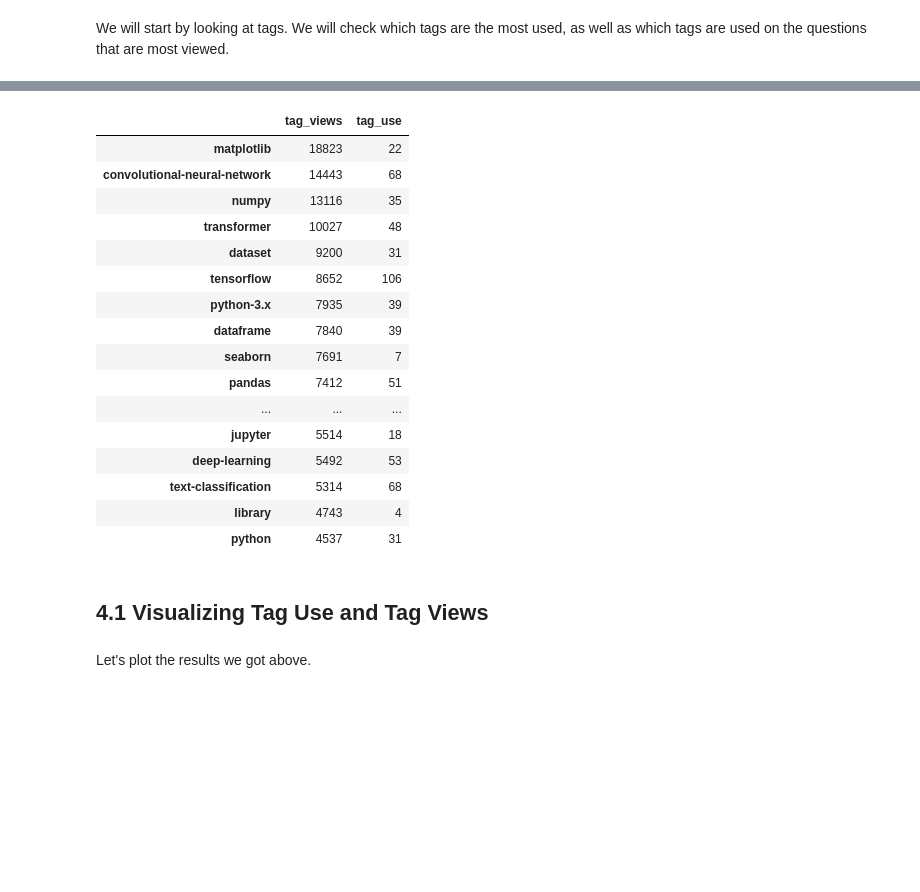
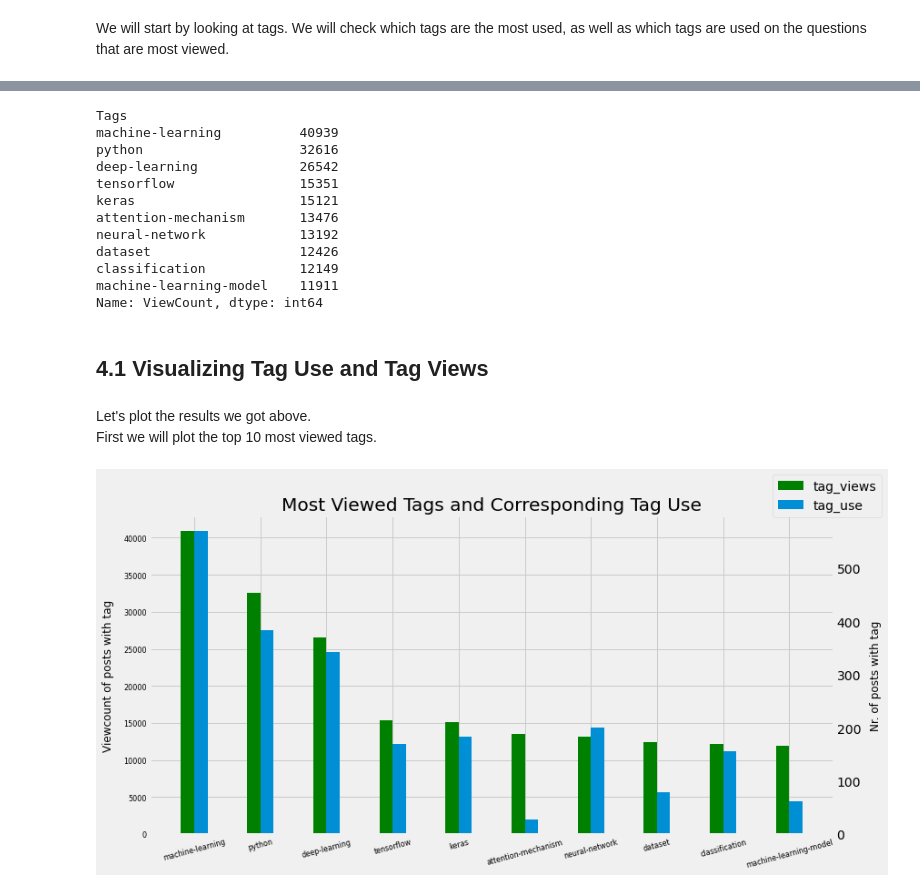
Before and after one commit to Mats44/data_science_projects, a Jupyter notebook: data_science_content_creation/data_science_content_creation.ipynb, the cells around one changed output, grey strips where cells are left out. Saved outputs shown, nothing was run; the diff lists cells and outputs as text; code cells hidden in the pictures; blank space fills up the shorter version.

Commit message:
Added a second plot

```diff
--- a/data_science_content_creation/data_science_content_creation.ipynb
+++ b/data_science_content_creation/data_science_content_creation.ipynb
@@ -217,0 +177,7 @@ Max list length: 5
+# %%
+#counting how many times each tag has been used
+
+questions['Tags'] = questions['Tags'].str.split(',') #turning strings into lists
+questions['Tags'] = questions['Tags'].explode(ignore_index=True) #turn list elements into rows
+tag_use = questions['Tags'].value_counts()
+tag_use.head(10)
@@ -218,29 +196,58 @@ Max list length: 5
 # %%
 # Counting how many times each tag has been viewed
 
-tag_views = dsse.groupby('Tags')['ViewCount'].sum()
-
-tags = pd.DataFrame({'tag_views': tag_views, 'tag_use': tag_use})
-tags.sort_values(by='tag_views', ascending=False).head(20)
+tag_views = questions.groupby('Tags')['ViewCount'].sum().sort_values(ascending=False)
+tag_views.head(10)
 # %% [output]
-|  | tag_views | tag_use |
-| matplotlib | 18823 | 22 |
-| convolutional-neural-network | 14443 | 68 |
-| numpy | 13116 | 35 |
-| transformer | 10027 | 48 |
-| dataset | 9200 | 31 |
-| tensorflow | 8652 | 106 |
-| python-3.x | 7935 | 39 |
-| dataframe | 7840 | 39 |
-| seaborn | 7691 | 7 |
-| pandas | 7412 | 51 |
-| ... | ... | ... |
-| jupyter | 5514 | 18 |
-| deep-learning | 5492 | 53 |
-| text-classification | 5314 | 68 |
-| library | 4743 | 4 |
-| python | 4537 | 31 |
+Tags
+machine-learning          40939
+python                    32616
+deep-learning             26542
+tensorflow                15351
+keras                     15121
+attention-mechanism       13476
+neural-network            13192
+dataset                   12426
+classification            12149
+machine-learning-model    11911
+Name: ViewCount, dtype: int64
 # %% [markdown]
 ## 4.1 Visualizing Tag Use and Tag Views
 # %% [markdown]
 Let's plot the results we got above.
+First we will plot the top 10 most viewed tags.
+# %%
+tags = pd.DataFrame({'tag_views': tag_views, 'tag_use': tag_use})
+tags10 = tags.sort_values(by='tag_views', ascending=False).head(10)
+
+# plotting the whole graph and adjusting parameters
+labels = tags10.index
+lab_len = np.arange(len(labels)) #location of the labels
+width = 0.20 #width of bars
+
+plt.style.use('fivethirtyeight')
+fig, ax1 = plt.subplots()
+fig.set_size_inches(12, 6)
+
+ax1.bar(lab_len - width/2, height = tags10['tag_views'], width=width, label = 'tag_views', color='green')
+ax1.set_xticks(lab_len, labels)
+
+ax2 = ax1.twinx() #creating new y-axis in same figure
+
+ax2.bar(lab_len + width/2, height = tags10['tag_use'], width=width, label = 'tag_use')
+ax2.set_xticks(lab_len, labels)
+
+# adjusting plot
+ax1.tick_params(axis='both', which='major', labelsize=8)
+ax1.set_xticklabels(ax1.get_xticklabels(), rotation = 15) #rotate x-tick labels
+ax2.grid() # turn off grid on second y-axis
+ax1.set_ylabel('Viewcount of posts with tag', fontsize = 12, labelpad = 10)
+ax2.set_ylabel('Nr. of posts with tag', fontsize = 12, labelpad = 10)
+ax1.set_title("Most Viewed Tags and Corresponding Tag Use")
+fig.legend()
+
+
+
+plt.show()
+# %% [output]
+[figure, added]
```
Also changed, not shown: parts of 7 cells of this notebook.
